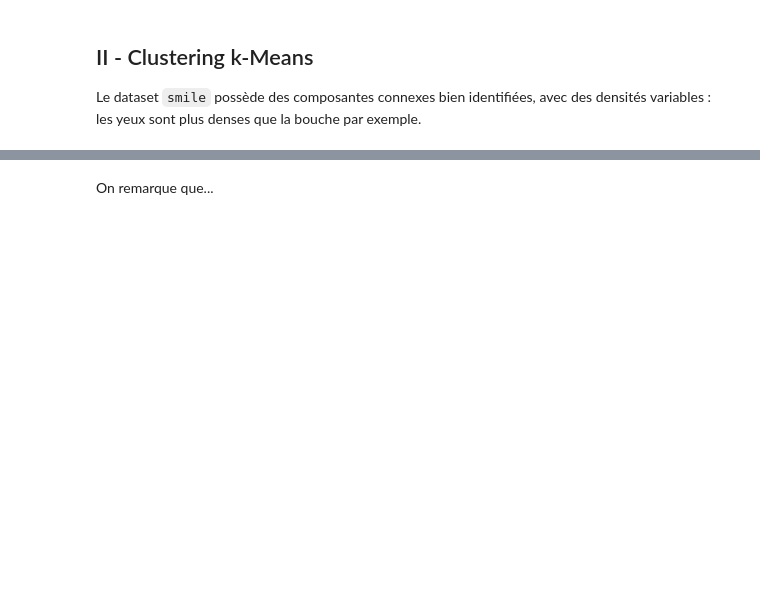
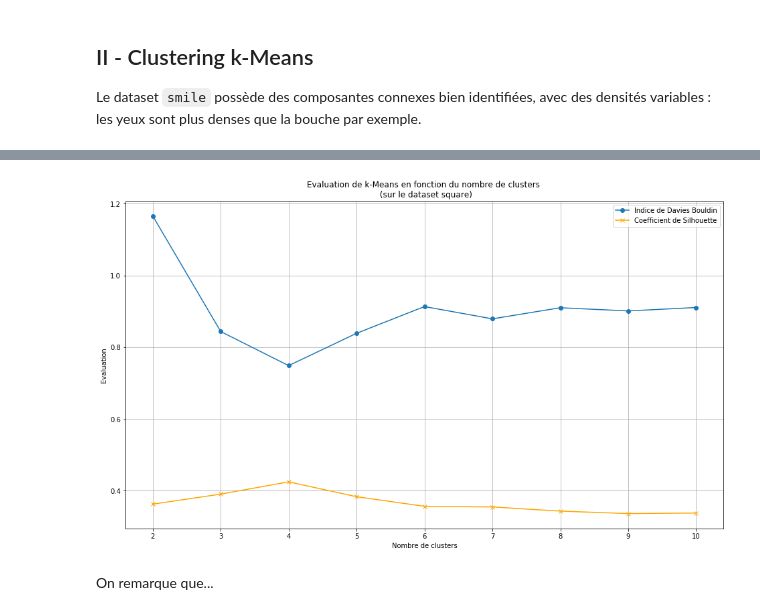
Before and after one commit to MaelPlantec/TP_clustering_19, a Jupyter notebook: tp_clustering.ipynb, the cells around one changed output, grey strips where cells are left out. Saved outputs shown, nothing was run; the diff lists cells and outputs as text; code cells hidden in the pictures; blank space fills up the shorter version.

```diff
--- a/tp_clustering.ipynb
+++ b/tp_clustering.ipynb
@@ -64,13 +73,16 @@ plt.show()
 # %%
 kmeans_nb_clusters_zip = list(zip(*kmeans_nb_clusters))
 
 plt.figure(figsize=(16,9))
 plt.plot(kmeans_nb_clusters_zip[0], kmeans_nb_clusters_zip[2], 'o-', label='Indice de Davies Bouldin')
 plt.plot(kmeans_nb_clusters_zip[0], kmeans_nb_clusters_zip[3], 'x-', label='Coefficient de Silhouette', color='orange')
-plt.title("Evaluation de k-means en fonction du nombre de clusters")
+plt.title("Evaluation de k-Means en fonction du nombre de clusters \n (sur le dataset square)")
 plt.xlabel('Nombre de clusters')
 plt.ylabel('Evaluation')
 plt.legend()
+plt.grid()
 plt.show()
+# %% [output]
+[figure, added]
 # %% [markdown]
 On remarque que...
```
Also changed, not shown: parts of 19 cells of this notebook, 1 other file.
